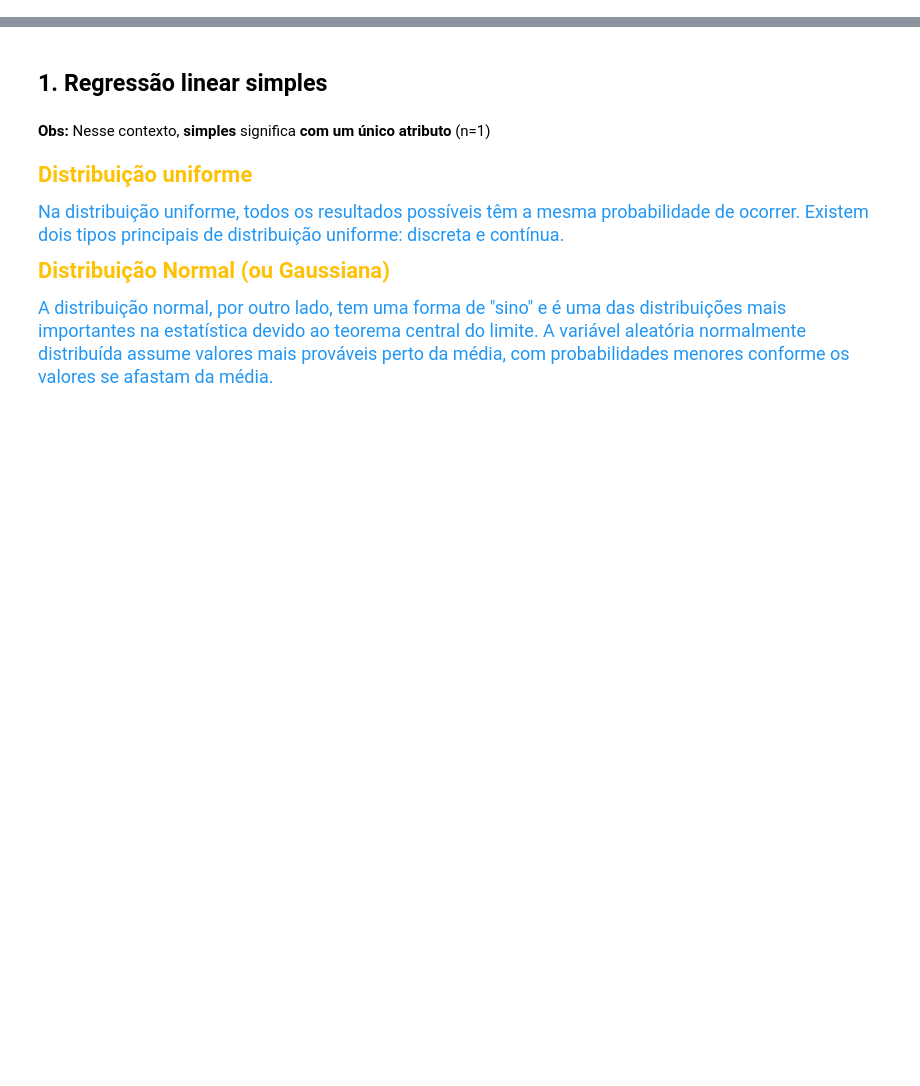
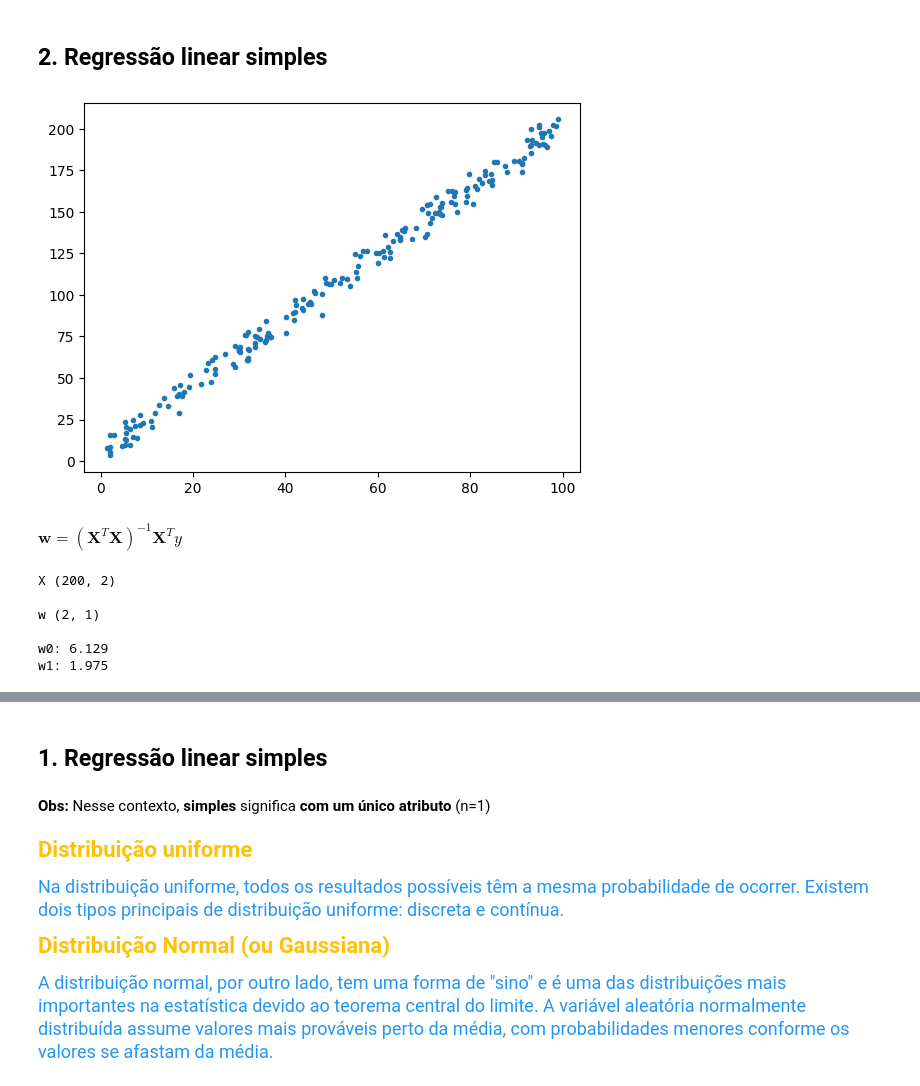
Before and after one commit to AriBarrosFilho/Aprendizado_Maquina, a Jupyter notebook: 02 - Regressão Linear/2-regressao-linear.ipynb, the cells around one changed output, grey strips where cells are left out. Drawn from its saved outputs; the diff is of its cells as text; code cells hidden in the pictures; blank space fills up the shorter version.

```diff
--- a/02 - Regressão Linear/2-regressao-linear.ipynb
+++ b/02 - Regressão Linear/2-regressao-linear.ipynb
@@ -0,0 +345,39 @@
+# %% [markdown]
+## 2. Regressão linear simples
+# %%
+import numpy as np
+import matplotlib.pyplot as plt
+
+# Definindo o estado de aleatoriedade
+np.random.seed(seed = 11)
+
+# Definindo o número de amostras
+n = 200
+
+# Definindo as coordenadas dos dados
+X = np.random.uniform(0, 100, (n, 1))
+y = (X * 2) + np.random.normal(loc = 5, scale = 5, size = (n, 1))
+
+# Apresentação o gráfico
+plt.scatter(x = X, y = y, marker = ".")
+plt.show()
+# %% [output]
+[figure, added]
+# %% [markdown]
+$\mathbf{w} = \left( \mathbf{X}^T\mathbf{X} \right)^{-1}\mathbf{X}^Ty$
+# %%
+X = np.c_[np.ones_like(a = X), X]
+print("X", X.shape, '\n')
+
+w = np.linalg.inv((X.T @ X)) @ X.T @ y
+print("w", w.shape, '\n')
+
+for i in range(w.size):
+    print(f"w{i}:", np.round(a = w[i][0], decimals = 3))
+# %% [output]
+X (200, 2)
+
+w (2, 1)
+
+w0: 6.129
+w1: 1.975
```
Also changed, not shown: parts of 73 cells of this notebook, 3 other files.
